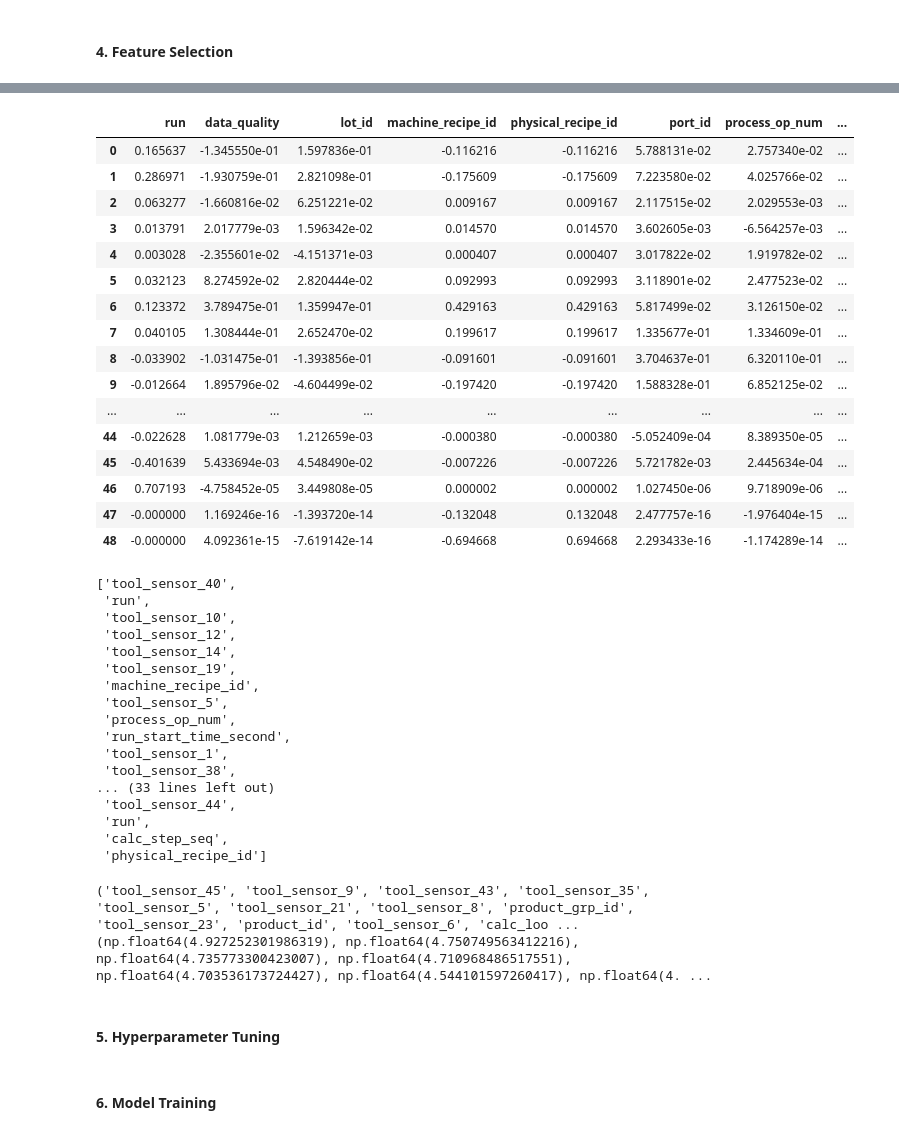
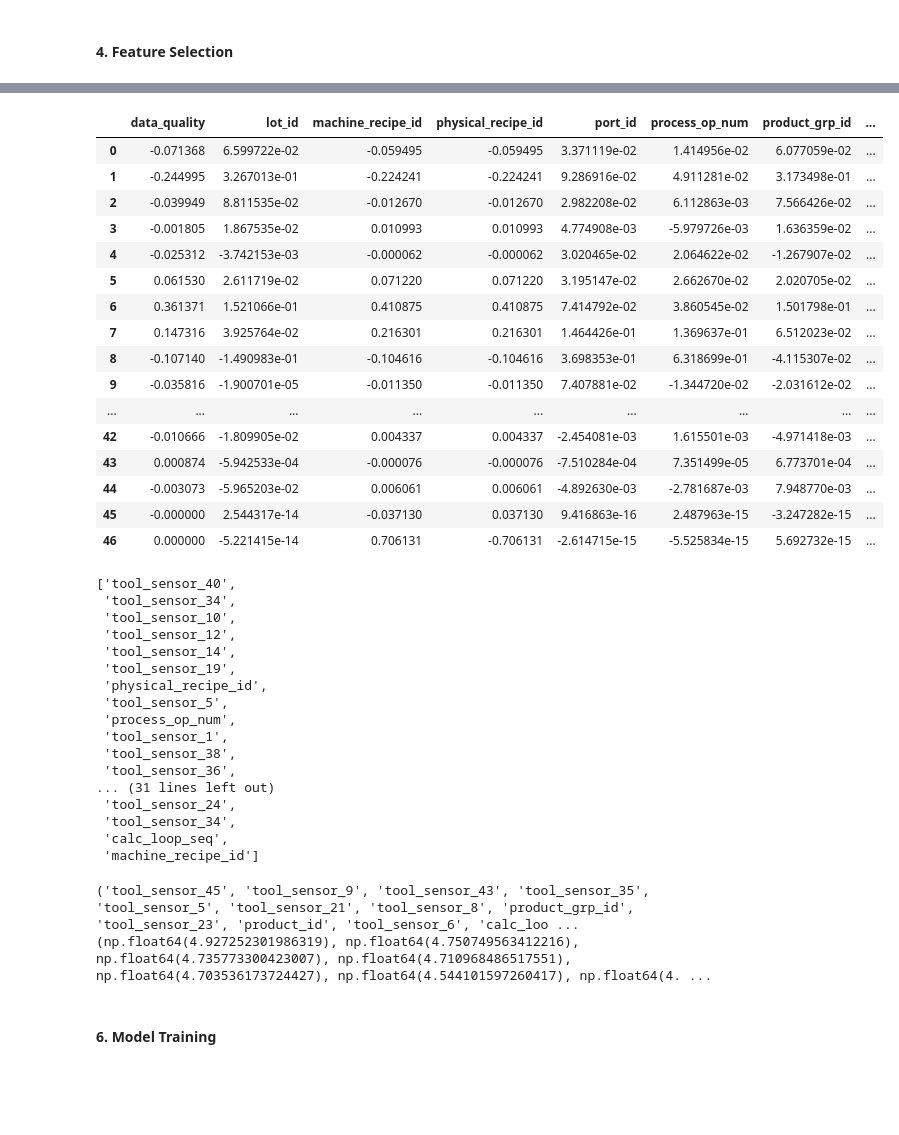
Before and after one commit to christopher192/machine-learning-project, a Jupyter notebook: tool-sensor-anomaly-detection/tool-sensor-anomaly-detection.ipynb, the cells around one changed output, grey strips where cells are left out. Saved outputs shown, nothing was run; the diff lists cells and outputs as text; code cells hidden in the pictures; blank space fills up the shorter version.

```diff
--- a/tool-sensor-anomaly-detection/tool-sensor-anomaly-detection.ipynb
+++ b/tool-sensor-anomaly-detection/tool-sensor-anomaly-detection.ipynb
@@ -409,7 +365,7 @@ df.head(10)
 # %%
 pca = PCA()
 sc = StandardScaler()
-x = df.drop(['timestamp', 'run_start_time'], axis = 1).values
+x = df.values
 x_std = sc.fit_transform(x)
 x_pca = pca.fit(x_std)
 # %%
@@ -422,55 +378,55 @@ Text(0, 0.5, 'cumulative explained variance')
 # %%
-num_components = len(df.drop(['timestamp', 'run_start_time'], axis = 1).columns)
+num_components = len(df.columns)
 pca = PCA(num_components)
 x_pca = pca.fit_transform(x_std)
 # %%
-pd.DataFrame(pca.components_, columns = df.drop(['timestamp', 'run_start_time'], axis = 1).columns)
+pd.DataFrame(pca.components_, columns = df.columns)
 # %% [output]
-|  | run | data_quality | lot_id | machine_recipe_id | physical_recipe_id | port_id | process_op_num | ... |
-| 0 | 0.165637 | -1.345550e-01 | 1.597836e-01 | -0.116216 | -0.116216 | 5.788131e-02 | 2.757340e-02 | ... |
-| 1 | 0.286971 | -1.930759e-01 | 2.821098e-01 | -0.175609 | -0.175609 | 7.223580e-02 | 4.025766e-02 | ... |
-| 2 | 0.063277 | -1.660816e-02 | 6.251221e-02 | 0.009167 | 0.009167 | 2.117515e-02 | 2.029553e-03 | ... |
-| 3 | 0.013791 | 2.017779e-03 | 1.596342e-02 | 0.014570 | 0.014570 | 3.602605e-03 | -6.564257e-03 | ... |
-| 4 | 0.003028 | -2.355601e-02 | -4.151371e-03 | 0.000407 | 0.000407 | 3.017822e-02 | 1.919782e-02 | ... |
-| 5 | 0.032123 | 8.274592e-02 | 2.820444e-02 | 0.092993 | 0.092993 | 3.118901e-02 | 2.477523e-02 | ... |
-| 6 | 0.123372 | 3.789475e-01 | 1.359947e-01 | 0.429163 | 0.429163 | 5.817499e-02 | 3.126150e-02 | ... |
-| 7 | 0.040105 | 1.308444e-01 | 2.652470e-02 | 0.199617 | 0.199617 | 1.335677e-01 | 1.334609e-01 | ... |
-| 8 | -0.033902 | -1.031475e-01 | -1.393856e-01 | -0.091601 | -0.091601 | 3.704637e-01 | 6.320110e-01 | ... |
-| 9 | -0.012664 | 1.895796e-02 | -4.604499e-02 | -0.197420 | -0.197420 | 1.588328e-01 | 6.852125e-02 | ... |
+|  | data_quality | lot_id | machine_recipe_id | physical_recipe_id | port_id | process_op_num | product_grp_id | ... |
+| 0 | -0.071368 | 6.599722e-02 | -0.059495 | -0.059495 | 3.371119e-02 | 1.414956e-02 | 6.077059e-02 | ... |
+| 1 | -0.244995 | 3.267013e-01 | -0.224241 | -0.224241 | 9.286916e-02 | 4.911281e-02 | 3.173498e-01 | ... |
+| 2 | -0.039949 | 8.811535e-02 | -0.012670 | -0.012670 | 2.982208e-02 | 6.112863e-03 | 7.566426e-02 | ... |
+| 3 | -0.001805 | 1.867535e-02 | 0.010993 | 0.010993 | 4.774908e-03 | -5.979726e-03 | 1.636359e-02 | ... |
+| 4 | -0.025312 | -3.742153e-03 | -0.000062 | -0.000062 | 3.020465e-02 | 2.064622e-02 | -1.267907e-02 | ... |
+| 5 | 0.061530 | 2.611719e-02 | 0.071220 | 0.071220 | 3.195147e-02 | 2.662670e-02 | 2.020705e-02 | ... |
+| 6 | 0.361371 | 1.521066e-01 | 0.410875 | 0.410875 | 7.414792e-02 | 3.860545e-02 | 1.501798e-01 | ... |
+| 7 | 0.147316 | 3.925764e-02 | 0.216301 | 0.216301 | 1.464426e-01 | 1.369637e-01 | 6.512023e-02 | ... |
+| 8 | -0.107140 | -1.490983e-01 | -0.104616 | -0.104616 | 3.698353e-01 | 6.318699e-01 | -4.115307e-02 | ... |
+| 9 | -0.035816 | -1.900701e-05 | -0.011350 | -0.011350 | 7.407881e-02 | -1.344720e-02 | -2.031612e-02 | ... |
 | ... | ... | ... | ... | ... | ... | ... | ... | ... |
-| 44 | -0.022628 | 1.081779e-03 | 1.212659e-03 | -0.000380 | -0.000380 | -5.052409e-04 | 8.389350e-05 | ... |
-| 45 | -0.401639 | 5.433694e-03 | 4.548490e-02 | -0.007226 | -0.007226 | 5.721782e-03 | 2.445634e-04 | ... |
-| 46 | 0.707193 | -4.758452e-05 | 3.449808e-05 | 0.000002 | 0.000002 | 1.027450e-06 | 9.718909e-06 | ... |
-| 47 | -0.000000 | 1.169246e-16 | -1.393720e-14 | -0.132048 | 0.132048 | 2.477757e-16 | -1.976404e-15 | ... |
-| 48 | -0.000000 | 4.092361e-15 | -7.619142e-14 | -0.694668 | 0.694668 | 2.293433e-16 | -1.174289e-14 | ... |
+| 42 | -0.010666 | -1.809905e-02 | 0.004337 | 0.004337 | -2.454081e-03 | 1.615501e-03 | -4.971418e-03 | ... |
+| 43 | 0.000874 | -5.942533e-04 | -0.000076 | -0.000076 | -7.510284e-04 | 7.351499e-05 | 6.773701e-04 | ... |
+| 44 | -0.003073 | -5.965203e-02 | 0.006061 | 0.006061 | -4.892630e-03 | -2.781687e-03 | 7.948770e-03 | ... |
+| 45 | -0.000000 | 2.544317e-14 | -0.037130 | 0.037130 | 9.416863e-16 | 2.487963e-15 | -3.247282e-15 | ... |
+| 46 | 0.000000 | -5.221415e-14 | 0.706131 | -0.706131 | -2.614715e-15 | -5.525834e-15 | 5.692732e-15 | ... |
 # %%
 n_pcs = pca.n_components_ # get number of component
 
 # get the index of the most important feature on each component
 most_important = [np.abs(pca.components_[i]).argmax() for i in range(n_pcs)]
-intial_feature_names = df.drop(['timestamp', 'run_start_time'], axis = 1).columns
+intial_feature_names = df.columns
 
 # get the most important feature names
 most_important_feature_names = [intial_feature_names[most_important[i]] for i in range(n_pcs)]
 most_important_feature_names
 # %% [output]
 ['tool_sensor_40',
- 'run',
+ 'tool_sensor_34',
  'tool_sensor_10',
  'tool_sensor_12',
  'tool_sensor_14',
  'tool_sensor_19',
- 'machine_recipe_id',
+ 'physical_recipe_id',
  'tool_sensor_5',
  'process_op_num',
- 'run_start_time_second',
  'tool_sensor_1',
  'tool_sensor_38',
-... (33 lines left out)
- 'tool_sensor_44',
- 'run',
- 'calc_step_seq',
- 'physical_recipe_id']
+ 'tool_sensor_36',
+... (31 lines left out)
+ 'tool_sensor_24',
+ 'tool_sensor_34',
+ 'calc_loop_seq',
+ 'machine_recipe_id']
 # %%
 # get the absolute values of pca components
 abs_components = np.abs(pca.components_)
@@ -496,8 +452,6 @@ print(sorted_importances)
 # %% [output]
 ('tool_sensor_45', 'tool_sensor_9', 'tool_sensor_43', 'tool_sensor_35', 'tool_sensor_5', 'tool_sensor_21', 'tool_sensor_8', 'product_grp_id', 'tool_sensor_23', 'product_id', 'tool_sensor_6', 'calc_loo ...
 (np.float64(4.927252301986319), np.float64(4.750749563412216), np.float64(4.735773300423007), np.float64(4.710968486517551), np.float64(4.703536173724427), np.float64(4.544101597260417), np.float64(4. ...
-# %% [markdown]
-#### 5. Hyperparameter Tuning
 # %% [markdown]
 #### 6. Model Training
 # %%
```
Also changed, not shown: parts of 6 cells of this notebook, 1 other file.
